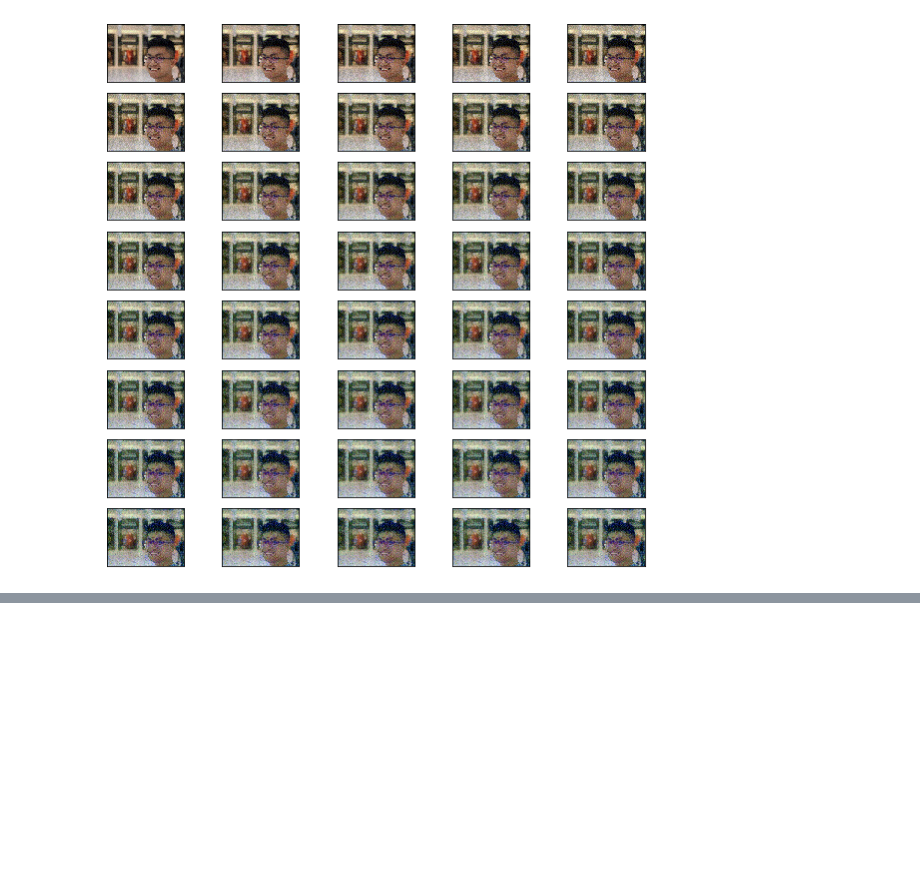
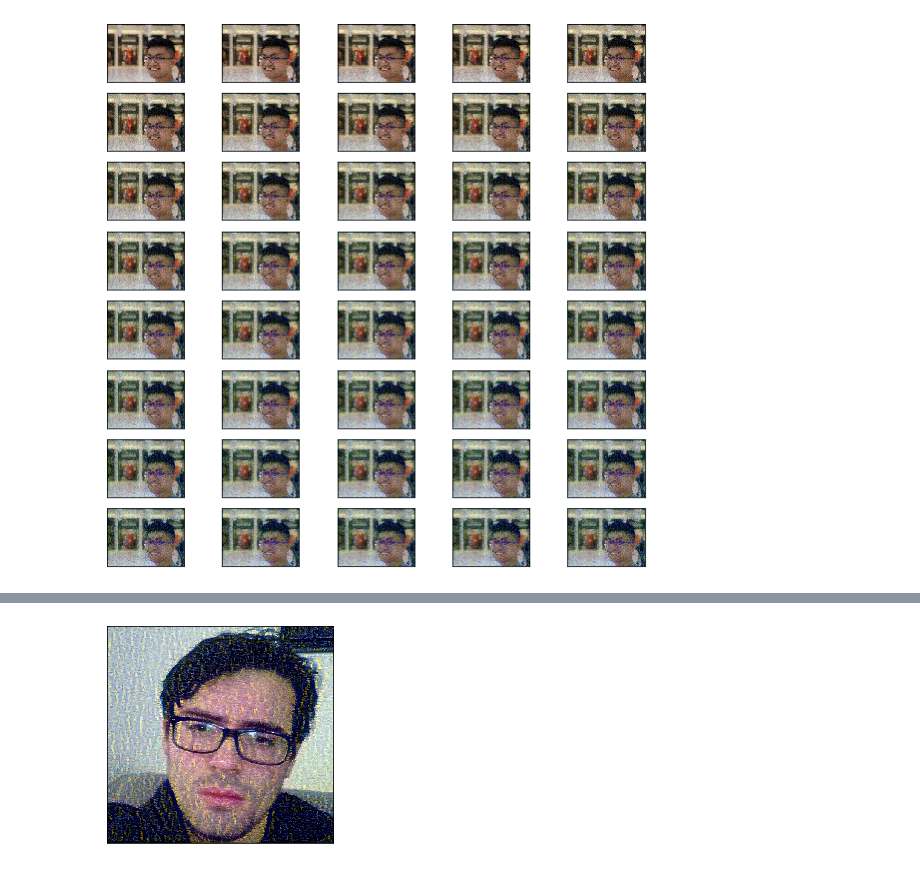
Before and after one commit to daanishrasheed/NeuralTransfer, a Jupyter notebook: NST.ipynb, the cells around one changed output, grey strips where cells are left out. Cells and saved outputs as stored; diff of their text form; code cells hidden in the pictures; blank space fills up the shorter version.

```diff
--- a/NST.ipynb
+++ b/NST.ipynb
@@ -196,0 +205,2 @@ plt.show()
+# %%
+best_image1 = training_loop('james.JPG', 'vangogh.JPG')
@@ -196,0 +225,4 @@ plt.show()
+# %%
+display_image(best_image1)
+# %% [output]
+[figure, added]
```
Also changed, not shown: parts of 3 cells of this notebook, 2 other files.
